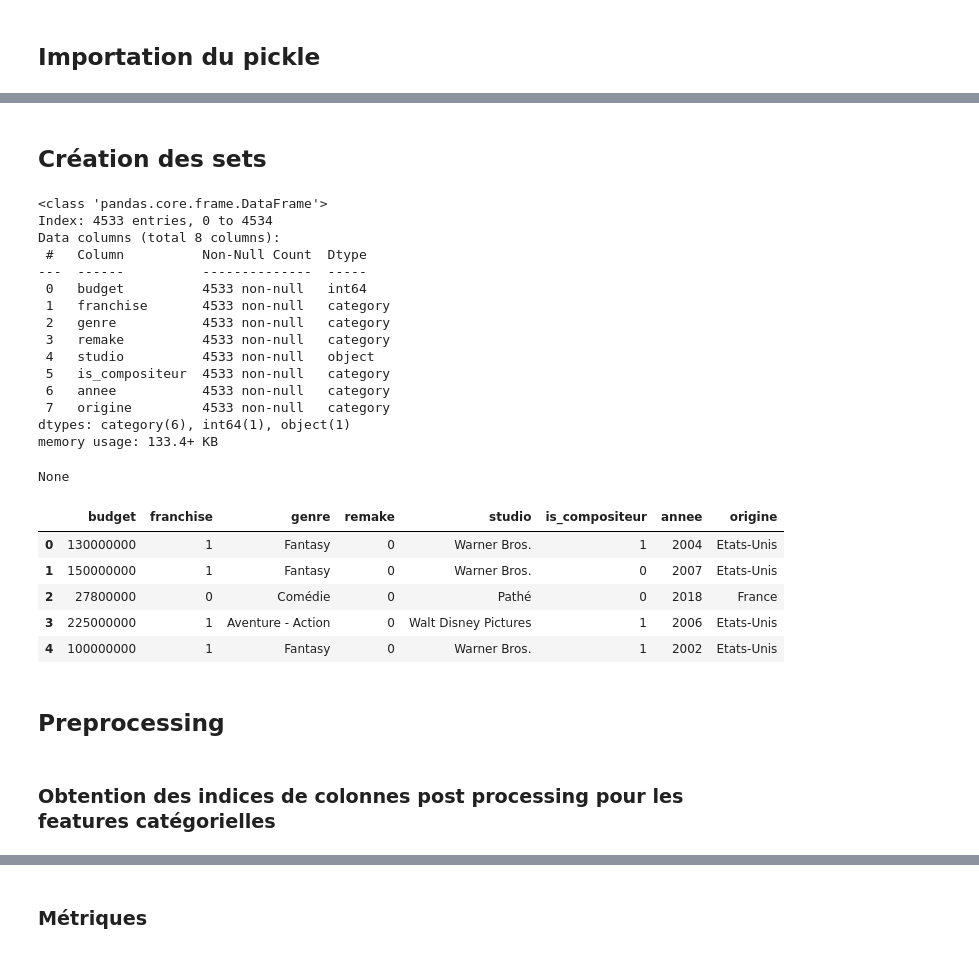
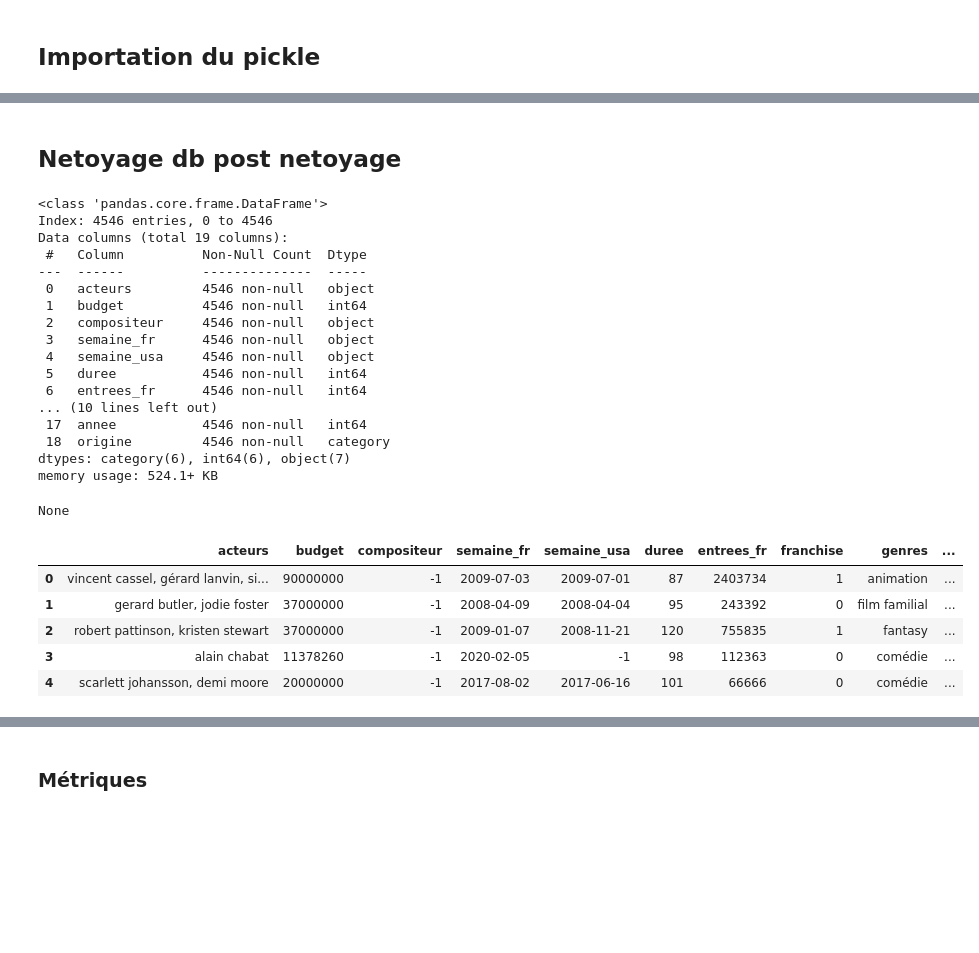
Before and after one commit to cjulliar/Movie_Popularity_Prediction, a Jupyter notebook: ml/multi_model.ipynb, the cells around one changed output, grey strips where cells are left out. Cells and saved outputs as stored; diff of their text form; code cells hidden in the pictures; blank space fills up the shorter version.

Commit message:
multi model fini avec le clean a partir d'un csv

```diff
--- a/ml/multi_model.ipynb
+++ b/ml/multi_model.ipynb
@@ -19,7 +19,7 @@ from catboost import CatBoostRegressor
 # %% [markdown]
 ## Importation du pickle
 # %%
-data = pd.read_pickle("input_datasets/dataset-jp.pkl")
+data = pd.read_pickle("datasets/dataset_sql_cleaned.pkl")
 data.info()
 # %% [output]
 <class 'pandas.core.frame.DataFrame'>
@@ -42,2 +41,0 @@ memory usage: 416.7+ KB
-# %% [markdown]
-## Création des sets
@@ -47,30 +42,34 @@ y = data.entrees_premiere_semaine
+# %% [markdown]
+## Netoyage db post netoyage
 # %%
-cols_drop = ["acteurs", "compositeur", "date", "pays", "producteur", "realisateur", "titre"]
+cols_drop = ["titre"]
 
-X = X.drop(cols_drop, axis=1)
+data = data.drop(cols_drop, axis=1)
 
-display(X.info())
-display(X.head())
+display(data.info())
+display(data.head())
 # %% [output]
 <class 'pandas.core.frame.DataFrame'>
-Index: 4533 entries, 0 to 4534
-Data columns (total 8 columns):
+Index: 4546 entries, 0 to 4546
+Data columns (total 19 columns):
  #   Column          Non-Null Count  Dtype
 ---  ------          --------------  -----
- 0   budget          4533 non-null   int64
- 1   franchise       4533 non-null   category
- 2   genre           4533 non-null   category
- 3   remake          4533 non-null   category
- 4   studio          4533 non-null   object
- 5   is_compositeur  4533 non-null   category
- 6   annee           4533 non-null   category
- 7   origine         4533 non-null   category
-dtypes: category(6), int64(1), object(1)
-memory usage: 133.4+ KB
+ 0   acteurs         4546 non-null   object
+ 1   budget          4546 non-null   int64
+ 2   compositeur     4546 non-null   object
+ 3   semaine_fr      4546 non-null   object
+ 4   semaine_usa     4546 non-null   object
+ 5   duree           4546 non-null   int64
+ 6   entrees_fr      4546 non-null   int64
+... (10 lines left out)
+ 17  annee           4546 non-null   int64
+ 18  origine         4546 non-null   category
+dtypes: category(6), int64(6), object(7)
+memory usage: 524.1+ KB
 None
-|  | budget | franchise | genre | remake | studio | is_compositeur | annee | origine |
-| 0 | 130000000 | 1 | Fantasy | 0 | Warner Bros. | 1 | 2004 | Etats-Unis |
-| 1 | 150000000 | 1 | Fantasy | 0 | Warner Bros. | 0 | 2007 | Etats-Unis |
-| 2 | 27800000 | 0 | Comédie | 0 | Pathé | 0 | 2018 | France |
-| 3 | 225000000 | 1 | Aventure - Action | 0 | Walt Disney Pictures | 1 | 2006 | Etats-Unis |
-| 4 | 100000000 | 1 | Fantasy | 0 | Warner Bros. | 1 | 2002 | Etats-Unis |
+|  | acteurs | budget | compositeur | semaine_fr | semaine_usa | duree | entrees_fr | franchise | genres | ... |
+| 0 | vincent cassel, gérard lanvin, si... | 90000000 | -1 | 2009-07-03 | 2009-07-01 | 87 | 2403734 | 1 | animation | ... |
+| 1 | gerard butler, jodie foster | 37000000 | -1 | 2008-04-09 | 2008-04-04 | 95 | 243392 | 0 | film familial | ... |
+| 2 | robert pattinson, kristen stewart | 37000000 | -1 | 2009-01-07 | 2008-11-21 | 120 | 755835 | 1 | fantasy | ... |
+| 3 | alain chabat | 11378260 | -1 | 2020-02-05 | -1 | 98 | 112363 | 0 | comédie | ... |
+| 4 | scarlett johansson, demi moore | 20000000 | -1 | 2017-08-02 | 2017-06-16 | 101 | 66666 | 0 | comédie | ... |
@@ -79,2 +75,0 @@ X_train, X_test, y_train, y_test = train_test_split(X, y, shuffle=True, test_siz
-# %% [markdown]
-## Preprocessing
@@ -99,2 +75,0 @@ preprocessing = ColumnTransformer([
-# %% [markdown]
-### Obtention des indices de colonnes post processing pour les features catégorielles
```
Also changed, not shown: parts of 42 cells of this notebook, 12 other files.
